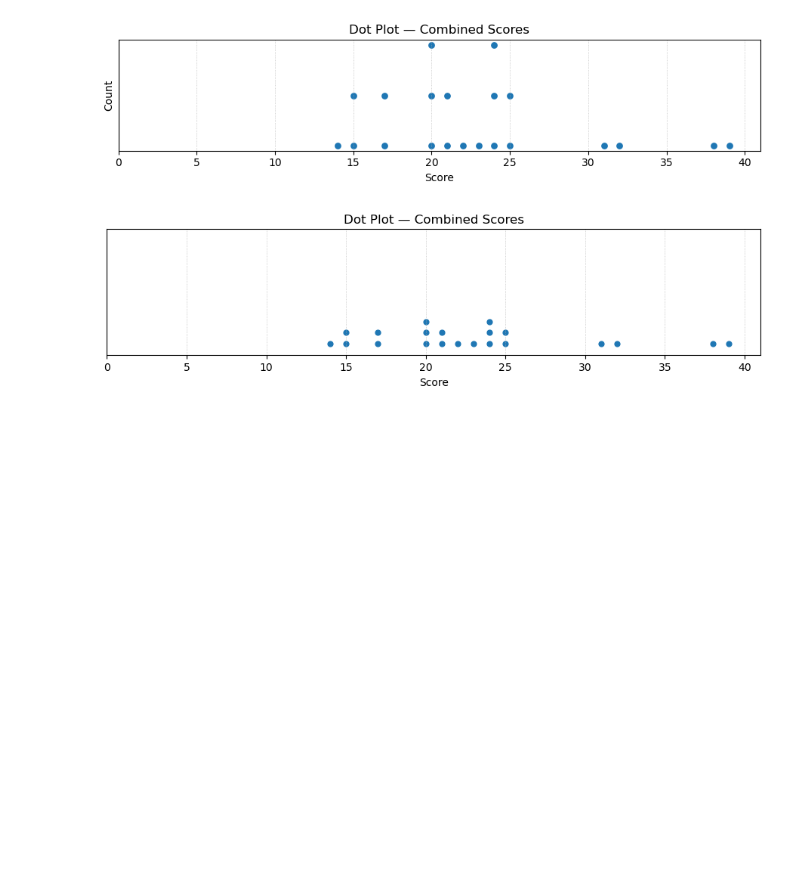
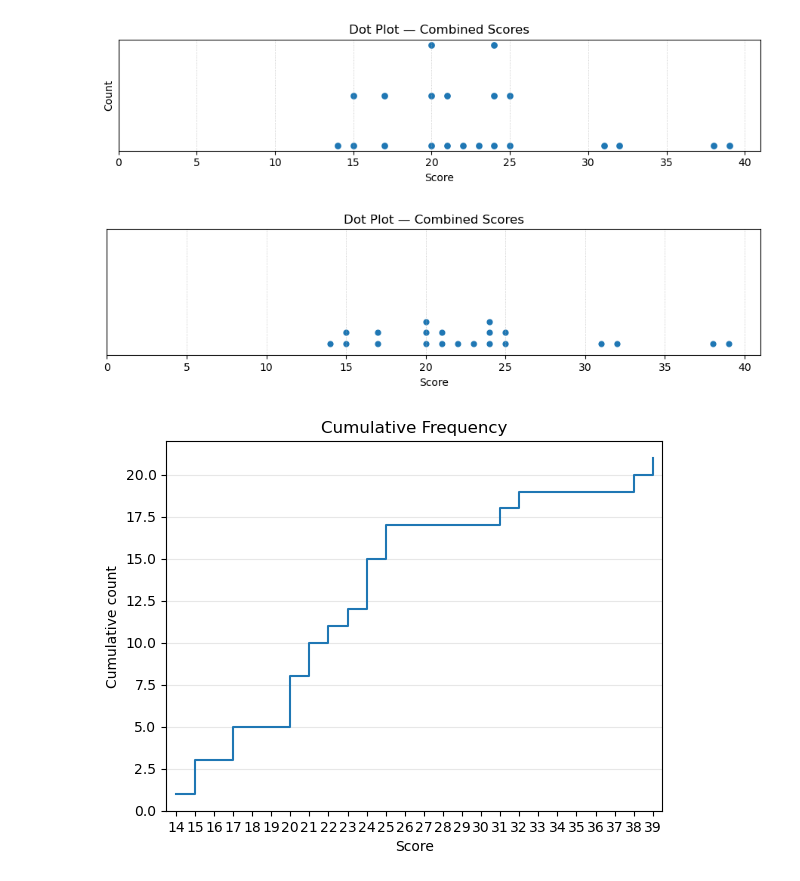
Before and after one commit to chrishuson/jupyterlite-stats, a Jupyter notebook: content/Stats_Intro.ipynb, the cells around one changed output. Cells and saved outputs as stored; diff of their text form; code cells hidden in the pictures; blank space fills up the shorter version.

Commit message:
add cumulative frequency chart

```diff
--- a/content/Stats_Intro.ipynb
+++ b/content/Stats_Intro.ipynb
@@ -131,3 +131,45 @@ plt.tight_layout()
 plt.show()
 # %% [output]
 [figure]
+# %%
+# Cumulative frequency chart (ECDF) aligned to integer score ticks
+import numpy as np
+import matplotlib.pyplot as plt
+
+# Use df['score'] if present; otherwise fallback to a list/array named `values`
+if 'df' in globals() and 'score' in getattr(df, 'columns', []):
+    data = df['score'].to_numpy()
+elif 'values' in globals():
+    data = np.asarray(values)
+else:
+    raise NameError("Provide data as df['score'] or a list/array named `values`.")
+
+data = np.asarray(data, dtype=float)
+xs = np.sort(data)
+cum_counts = np.arange(1, xs.size + 1)
+
+# Integer tick marks to match a dot plot of raw scores
+xmin, xmax = np.floor(xs.min()), np.ceil(xs.max())
+
+plt.figure()
+plt.step(xs, cum_counts, where='post')
+plt.xlim(xmin - 0.5, xmax + 0.5)
+plt.xticks(np.arange(xmin, xmax + 1, 1))
+plt.xlabel("Score")
+plt.ylabel("Cumulative count")
+plt.title("Cumulative Frequency")
+plt.grid(axis='y', alpha=0.3)
+plt.show()
+
+# Optional: cumulative relative frequency (percent)
+# plt.figure()
+# plt.step(xs, 100 * cum_counts / len(xs), where='post')
+# plt.xlim(xmin - 0.5, xmax + 0.5)
+# plt.xticks(np.arange(xmin, xmax + 1, 1))
+# plt.xlabel("Score")
+# plt.ylabel("Cumulative percent")
+# plt.title("Cumulative Relative Frequency")
+# plt.grid(axis='y', alpha=0.3)
+# plt.show()
+# %% [output]
+[figure, added]
```
